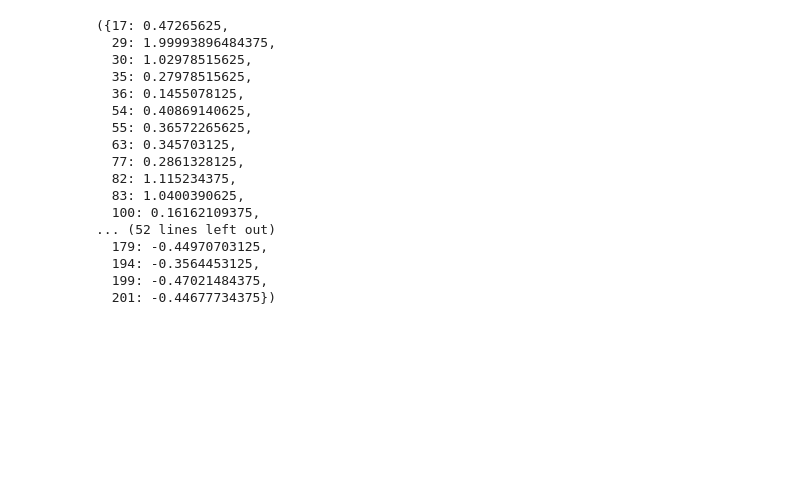
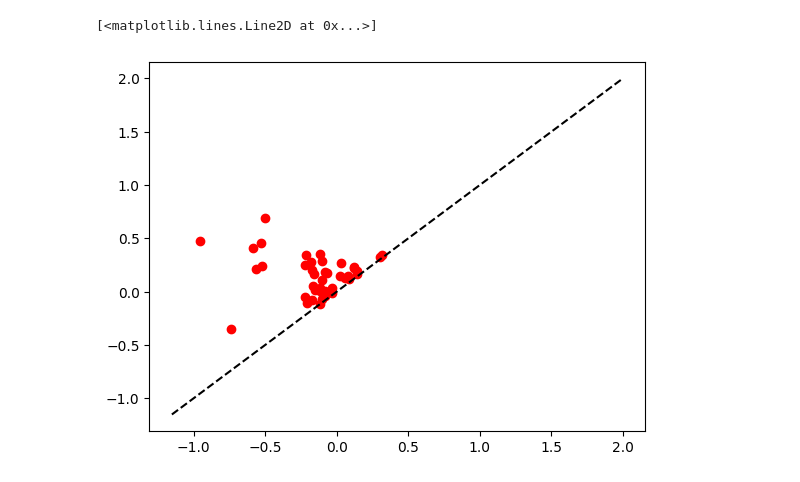
Before and after one commit to dbossaller/Gait-Analysis-Using-TDA, a Jupyter notebook: sublevel_test.ipynb, the cells around one changed output. Cells and saved outputs as stored; diff of their text form; code cells hidden in the pictures; blank space fills up the shorter version.

Commit message:
Sublevel persistence notebook with bottleneck distance.

```diff
--- a/sublevel_test.ipynb
+++ b/sublevel_test.ipynb
@@ -33,4 +33,8 @@ period = find_period_acf(df_accel['acc_rt_y'], 150)
 
 max_idx = np.argmax(df_accel['acc_rt_y'][0:7*period//4])
 
-df_accel_4p = df_accel[57:57 + 4*period]
+df_accel_4p = df_accel[max_idx:max_idx + 4*period]
+
+four_period_rt_y = np.array(df_accel_4p['acc_rt_y'])
+
+four_period_rt_y
@@ -37,29 +59,13 @@ df_accel_4p = df_accel[57:57 + 4*period]
-# %%
-local_maxes = {}
-local_mins = {}
-
-wind_len = period//3
-
-for i in range(1,len(df_accel_4p)-wind_len):
-    local_maxes[i + np.argmax(df_accel_4p['acc_rt_y'][i:i + wind_len])]  = np.max(df_accel_4p['acc_rt_y'][i:i + wind_len])
-    local_mins[i + np.argmin(df_accel_4p['acc_rt_y'][i:i + wind_len])] = np.min(df_accel_4p['acc_rt_y'][i:i + wind_len])
-
-local_maxes, local_mins
-# %% [output]
-({17: 0.47265625,
-  29: 1.99993896484375,
-  30: 1.02978515625,
-  35: 0.27978515625,
-  36: 0.1455078125,
-  54: 0.40869140625,
-  55: 0.36572265625,
-  63: 0.345703125,
-  77: 0.2861328125,
-  82: 1.115234375,
-  83: 1.0400390625,
-  100: 0.16162109375,
-... (52 lines left out)
-  179: -0.44970703125,
-  194: -0.3564453125,
-  199: -0.47021484375,
-  201: -0.44677734375})
+# %%
+from teaspoon.TDA.SLSP import Persistence0D
+
+feature_ind1, feature_ind_2, persistenceDgm = Persistence0D(four_period_rt_y)
+
+# Persistence0D outputs the intervals in ascending length order, so in order to drop the four largest, we can just take a slice D[0:-4]
+R = persistenceDgm[:-4]
+
+plt.plot(R.T[0], R.T[1], 'ro')
+plt.plot([min(four_period_rt_y),max(four_period_rt_y)],[min(four_period_rt_y),max(four_period_rt_y)], 'k--')
+# %% [output]
+[<matplotlib.lines.Line2D at 0x...>]
+[figure, added]
```
Also changed, not shown: parts of 5 cells of this notebook, 2 other files.
